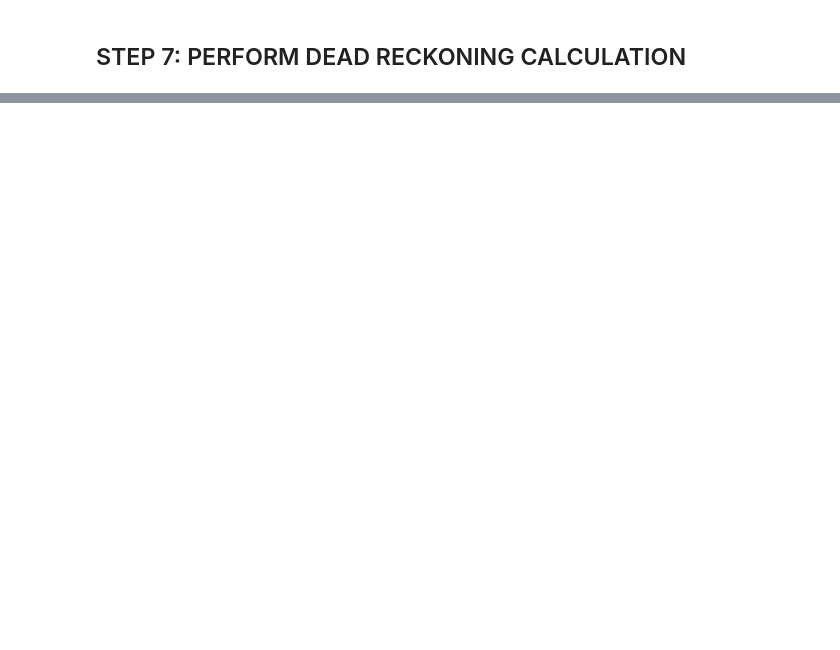
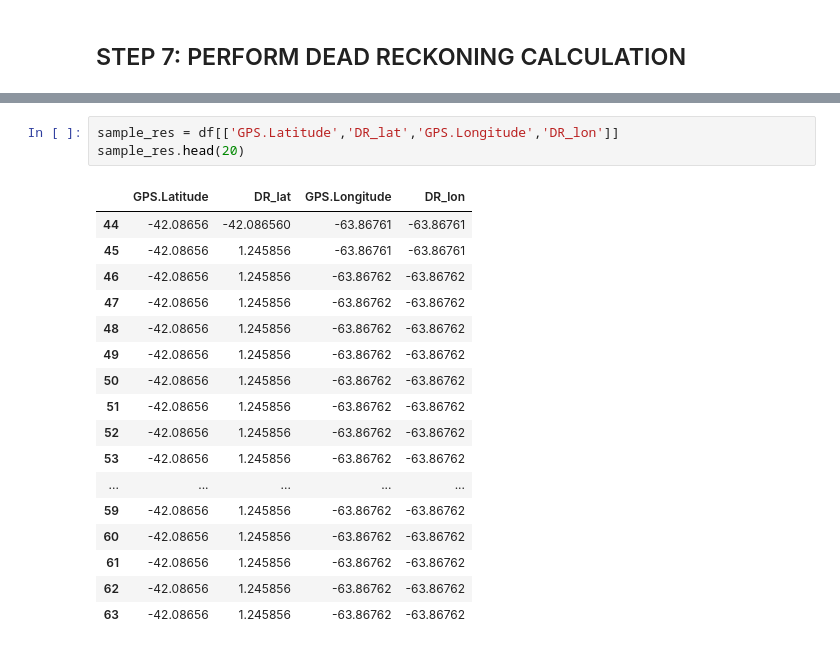
Before and after one commit to rhemitoth/Dead_Reckoning_Python, a Jupyter notebook: Dead_Reckoning_Working.ipynb, the cells around one changed output, grey strips where cells are left out. Drawn from its saved outputs; the diff is of its cells as text; blank space fills up the shorter version.

```diff
--- a/Dead_Reckoning_Working.ipynb
+++ b/Dead_Reckoning_Working.ipynb
@@ -220,0 +319,21 @@ df['H'] = df.apply(get_heading,axis = 1)
+# %%
+sample_res = df[['GPS.Latitude','DR_lat','GPS.Longitude','DR_lon']]
+sample_res.head(20)
+# %% [output]
+|  | GPS.Latitude | DR_lat | GPS.Longitude | DR_lon |
+| 44 | -42.08656 | -42.086560 | -63.86761 | -63.86761 |
+| 45 | -42.08656 | 1.245856 | -63.86761 | -63.86761 |
+| 46 | -42.08656 | 1.245856 | -63.86762 | -63.86762 |
+| 47 | -42.08656 | 1.245856 | -63.86762 | -63.86762 |
+| 48 | -42.08656 | 1.245856 | -63.86762 | -63.86762 |
+| 49 | -42.08656 | 1.245856 | -63.86762 | -63.86762 |
+| 50 | -42.08656 | 1.245856 | -63.86762 | -63.86762 |
+| 51 | -42.08656 | 1.245856 | -63.86762 | -63.86762 |
+| 52 | -42.08656 | 1.245856 | -63.86762 | -63.86762 |
+| 53 | -42.08656 | 1.245856 | -63.86762 | -63.86762 |
+| ... | ... | ... | ... | ... |
+| 59 | -42.08656 | 1.245856 | -63.86762 | -63.86762 |
+| 60 | -42.08656 | 1.245856 | -63.86762 | -63.86762 |
+| 61 | -42.08656 | 1.245856 | -63.86762 | -63.86762 |
+| 62 | -42.08656 | 1.245856 | -63.86762 | -63.86762 |
+| 63 | -42.08656 | 1.245856 | -63.86762 | -63.86762 |
```
Also changed, not shown: parts of 6 cells of this notebook.
